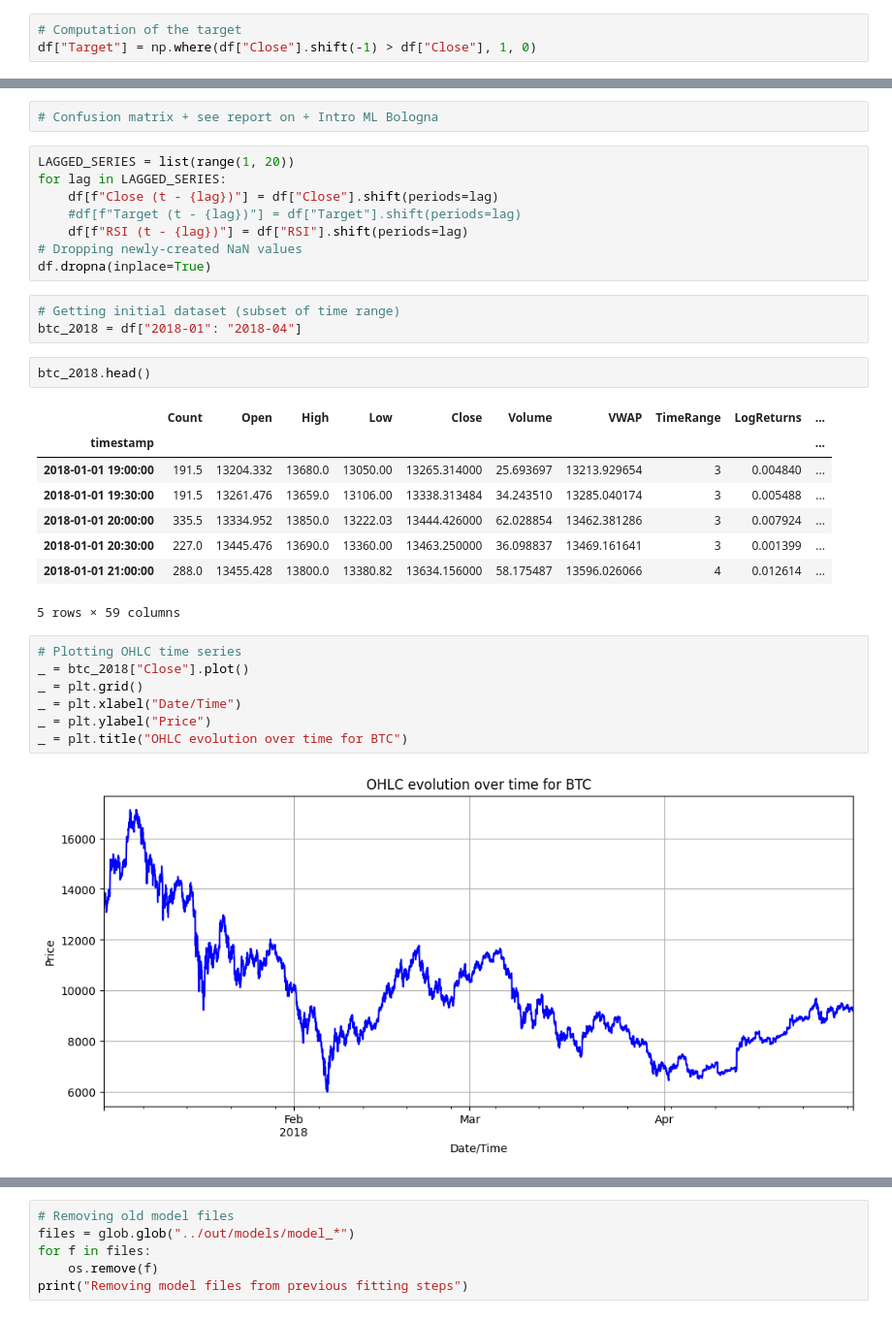
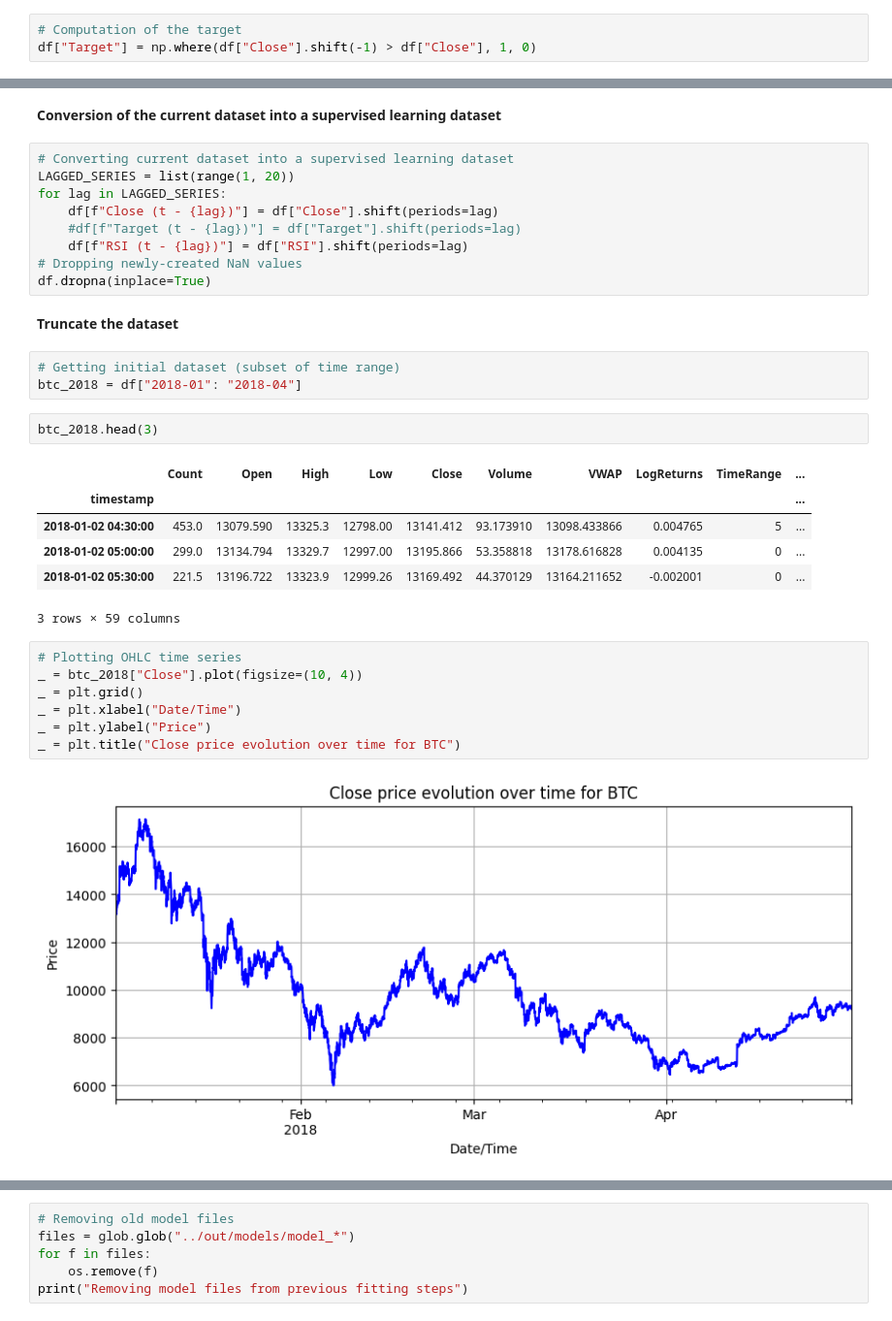
Before and after one commit to lcsrodriguez/cryptotrading, a Jupyter notebook: notebooks/bitcoin_trading.ipynb, the cells around one changed output, grey strips where cells are left out. Shown at 97% size. Cells and saved outputs as stored; diff of their text form.

```diff
--- a/notebooks/bitcoin_trading.ipynb
+++ b/notebooks/bitcoin_trading.ipynb
@@ -283,6 +299,7 @@ except KeyError as e:
-# %%
-# Confusion matrix + see report on + Intro ML Bologna
+# %% [markdown]
+**Conversion of the current dataset into a supervised learning dataset**
 # %%
+# Converting current dataset into a supervised learning dataset
 LAGGED_SERIES = list(range(1, 20))
 for lag in LAGGED_SERIES:
     df[f"Close (t - {lag})"] = df["Close"].shift(periods=lag)
@@ -290,29 +307,29 @@ for lag in LAGGED_SERIES:
     df[f"RSI (t - {lag})"] = df["RSI"].shift(periods=lag)
 # Dropping newly-created NaN values
 df.dropna(inplace=True)
+# %% [markdown]
+**Truncate the dataset**
 # %%
 # Getting initial dataset (subset of time range)
 btc_2018 = df["2018-01": "2018-04"]
 # %%
-btc_2018.head()
+btc_2018.head(3)
 # %% [output]
-|  | Count | Open | High | Low | Close | Volume | VWAP | TimeRange | LogReturns | ... |
+|  | Count | Open | High | Low | Close | Volume | VWAP | LogReturns | TimeRange | ... |
 | timestamp |  |  |  |  |  |  |  |  |  | ... |
-| 2018-01-01 19:00:00 | 191.5 | 13204.332 | 13680.0 | 13050.00 | 13265.314000 | 25.693697 | 13213.929654 | 3 | 0.004840 | ... |
-| 2018-01-01 19:30:00 | 191.5 | 13261.476 | 13659.0 | 13106.00 | 13338.313484 | 34.243510 | 13285.040174 | 3 | 0.005488 | ... |
-| 2018-01-01 20:00:00 | 335.5 | 13334.952 | 13850.0 | 13222.03 | 13444.426000 | 62.028854 | 13462.381286 | 3 | 0.007924 | ... |
-| 2018-01-01 20:30:00 | 227.0 | 13445.476 | 13690.0 | 13360.00 | 13463.250000 | 36.098837 | 13469.161641 | 3 | 0.001399 | ... |
-| 2018-01-01 21:00:00 | 288.0 | 13455.428 | 13800.0 | 13380.82 | 13634.156000 | 58.175487 | 13596.026066 | 4 | 0.012614 | ... |
+| 2018-01-02 04:30:00 | 453.0 | 13079.590 | 13325.3 | 12798.00 | 13141.412 | 93.173910 | 13098.433866 | 0.004765 | 5 | ... |
+| 2018-01-02 05:00:00 | 299.0 | 13134.794 | 13329.7 | 12997.00 | 13195.866 | 53.358818 | 13178.616828 | 0.004135 | 0 | ... |
+| 2018-01-02 05:30:00 | 221.5 | 13196.722 | 13323.9 | 12999.26 | 13169.492 | 44.370129 | 13164.211652 | -0.002001 | 0 | ... |
-5 rows × 59 columns
+3 rows × 59 columns
 # %%
 # Plotting OHLC time series
-_ = btc_2018["Close"].plot()
+_ = btc_2018["Close"].plot(figsize=(10, 4))
 _ = plt.grid()
 _ = plt.xlabel("Date/Time")
 _ = plt.ylabel("Price")
-_ = plt.title("OHLC evolution over time for BTC")
+_ = plt.title("Close price evolution over time for BTC")
 # %% [output]
-[figure, old version]
+[figure, new version]
 # %%
 # Getting DataFrame shape
 nb_obs, nb_cols = btc_2018.shape
```
Also changed, not shown: parts of 38 cells of this notebook.
